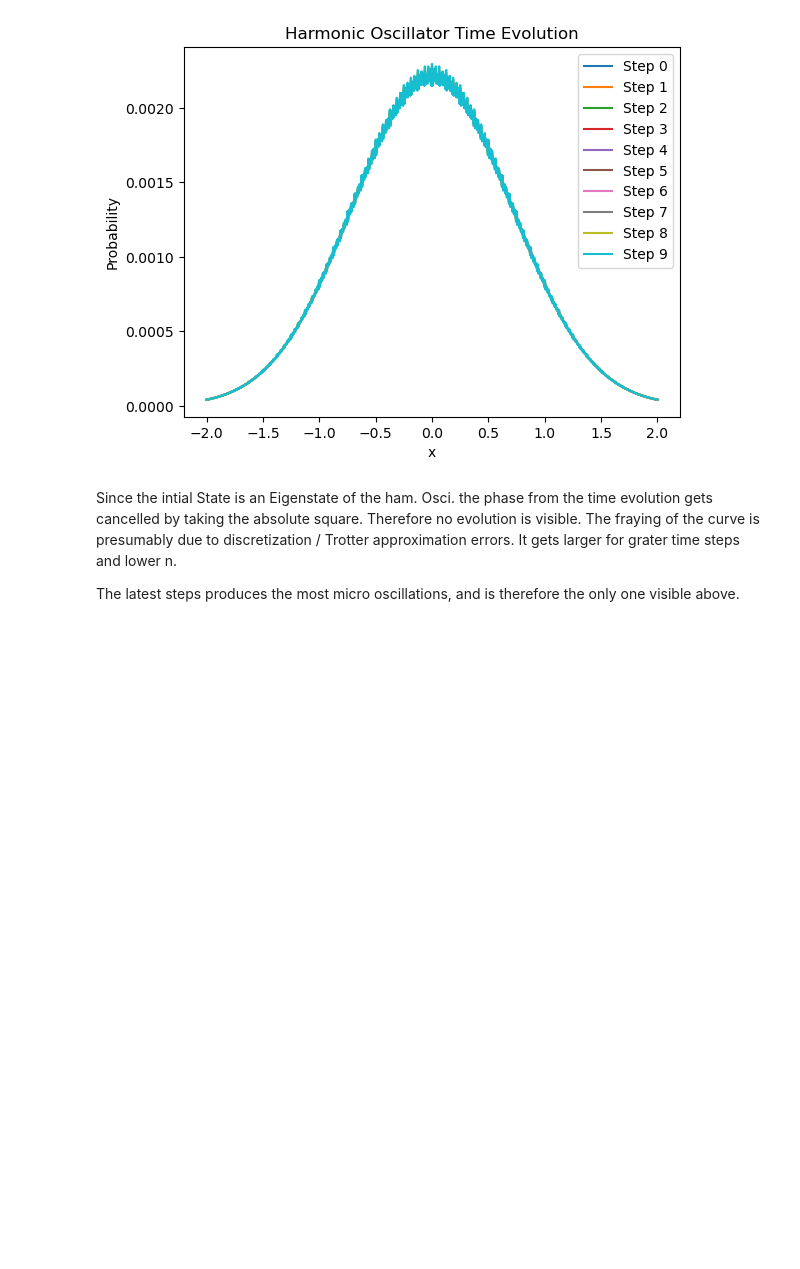
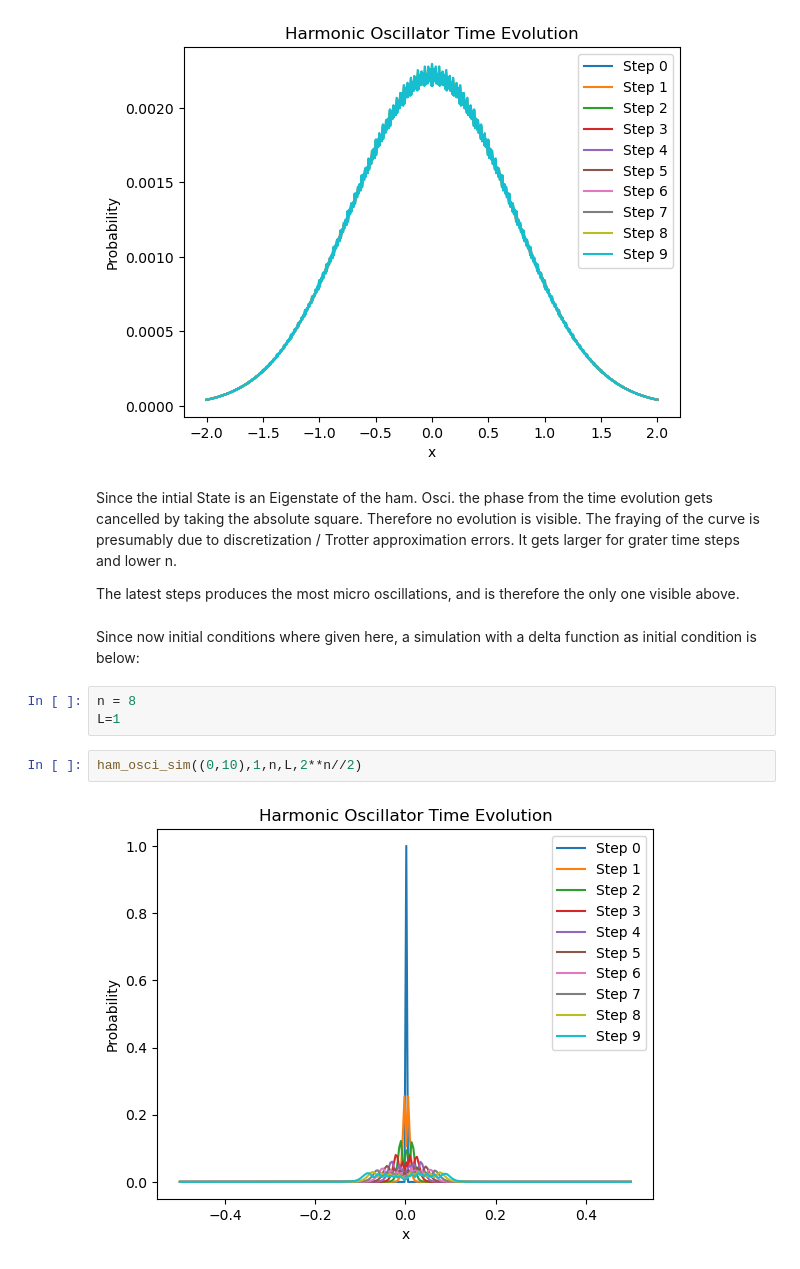
Before and after one commit to BenediktAuer/QC, a Jupyter notebook: Sheet 8/Sheet8_Auer.ipynb, the cells around one changed output. Saved outputs shown, nothing was run; the diff lists cells and outputs as text; blank space fills up the shorter version.

Commit message:
added delta for ham osci

```diff
--- a/Sheet 8/Sheet8_Auer.ipynb
+++ b/Sheet 8/Sheet8_Auer.ipynb
@@ -120,3 +120,12 @@ ham_osci_sim((0,10),0.01,n,L,psi_0)
 Since the intial State is an Eigenstate of the ham. Osci. the phase from the time evolution gets cancelled by taking the absolute square. Therefore no evolution is visible. The fraying of the curve is presumably due to discretization / Trotter approximation errors. It gets larger for grater time steps and lower n.
 
 The latest steps produces the most micro oscillations, and is therefore the only one visible above.
+# %% [markdown]
+Since now initial conditions where given here, a simulation with a delta function as initial condition is below:
+# %%
+n = 8
+L=1
+# %%
+ham_osci_sim((0,10),1,n,L,2**n//2)
+# %% [output]
+[figure, added]
```
